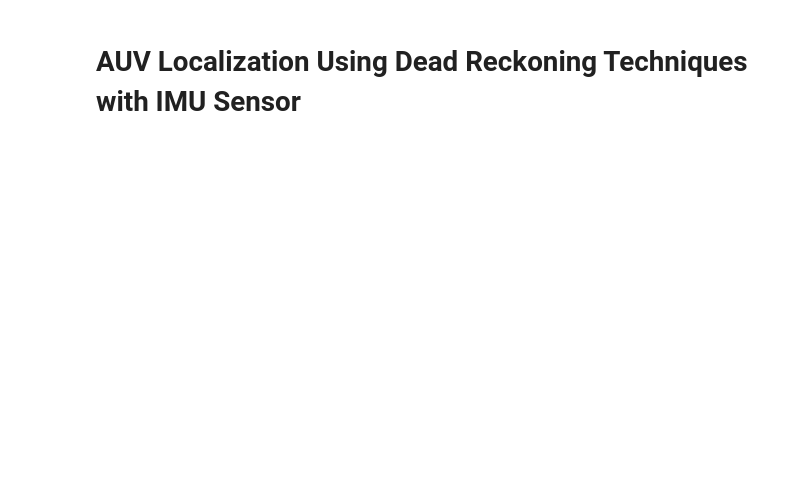
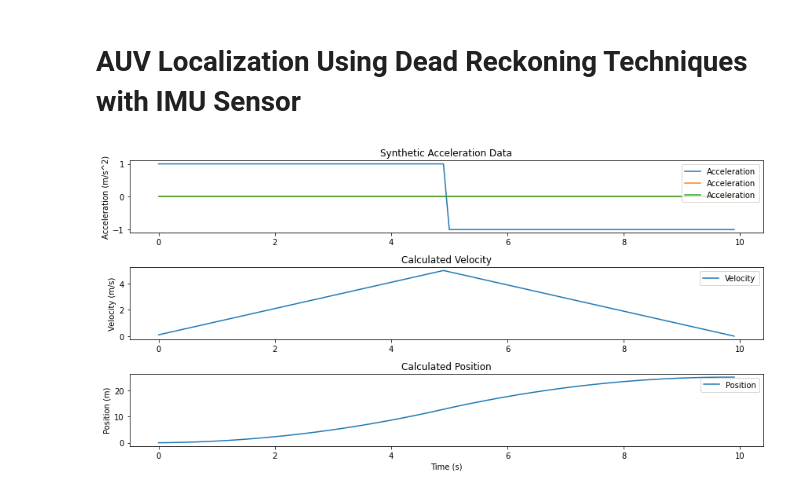
Before and after one commit to ryangochar/AUVlocalization, a Jupyter notebook: AUVlocalization.ipynb, the cells around one changed output. Cells and saved outputs as stored; diff of their text form; code cells hidden in the pictures; blank space fills up the shorter version.

Commit message:
Update: plotting synthetic data

```diff
--- a/AUVlocalization.ipynb
+++ b/AUVlocalization.ipynb
@@ -42,3 +43,22 @@ def calculate_position(previous_position_x, previous_position_y, velocity_x, vel
 # %%
 from filterpy.kalman import ExtendedKalmanFilter
+# %%
+# Test data
+
+# Time parameters
+total_time = 10  # seconds
+delta_t = 0.1  # time step in seconds
+time_steps = int(total_time / delta_t)
+
+# Generate synthetic 1D accelerometer data in x direction
+acceleration_data_x_1 = np.zeros(time_steps)
+acceleration_data_x_1[:time_steps // 2] = 1  # Accelerate for the first half
+acceleration_data_x_1[time_steps // 2:] = -1  # Decelerate for the second half
+
+# Simple constant acceleration in y and z directions
+acceleration_data_y_1 = np.ones(time_steps) * 0.5  # Constant acceleration in y
+acceleration_data_z_1 = np.ones(time_steps) * 0.2  # Constant acceleration in z
+
+# Combine into filtered_data_1
+filtered_data_1 = [(ax, 0, 0) for ax, ay, az in zip(acceleration_data_x_1, acceleration_data_y_1, acceleration_data_z_1)]
 # %%
@@ -97,0 +153,28 @@ for i in range(len(imu_data_1)):
+# %%
+time_array = np.arange(0, total_time, delta_t)
+
+plt.figure(figsize=(12, 6))
+
+plt.subplot(3, 1, 1)
+plt.plot(time_array, filtered_data_1, label='Acceleration')
+plt.title('Synthetic Acceleration Data')
+plt.ylabel('Acceleration (m/s^2)')
+plt.legend()
+
+plt.subplot(3, 1, 2)
+plt.plot(time_array, velocities_x_1, label='Velocity')
+plt.title('Calculated Velocity')
+plt.ylabel('Velocity (m/s)')
+plt.legend()
+
+plt.subplot(3, 1, 3)
+plt.plot(time_array, positions_x_1, label='Position')
+plt.title('Calculated Position')
+plt.ylabel('Position (m)')
+plt.xlabel('Time (s)')
+plt.legend()
+
+plt.tight_layout()
+plt.show()
+# %% [output]
+[figure, added]
```
Also changed, not shown: parts of 4 cells of this notebook.
